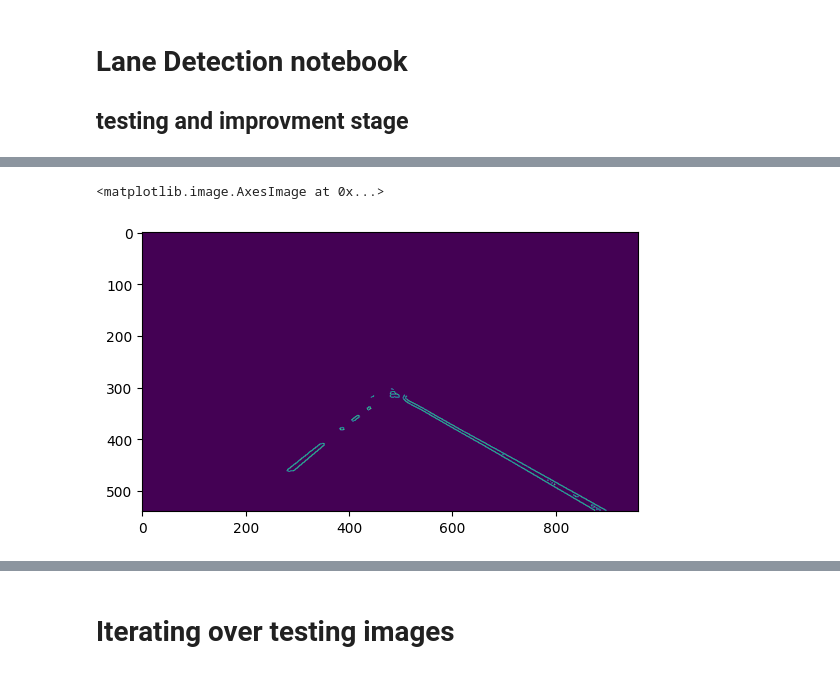
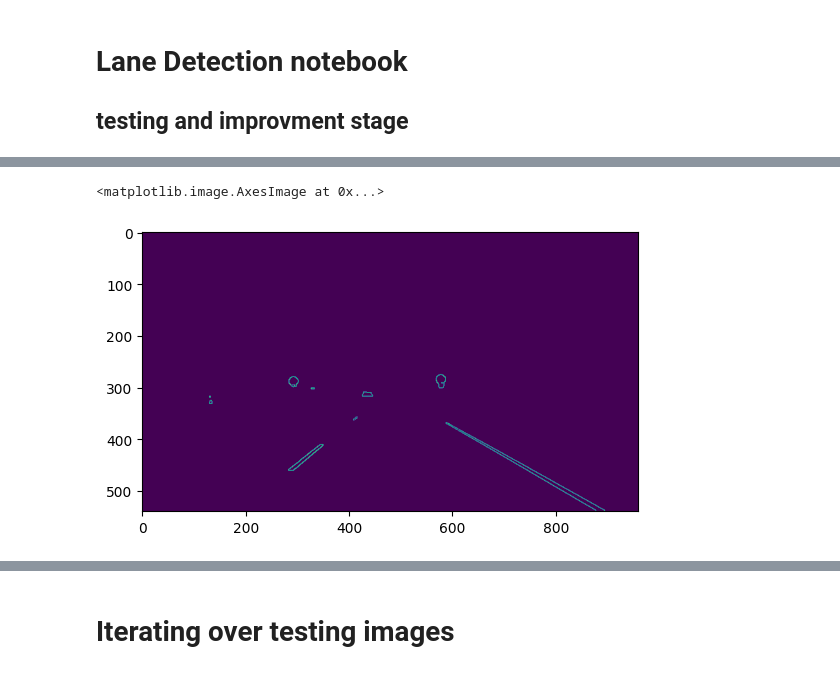
Before and after one commit to ahmed-elshamy23/Vehicle-Safety-and-Passenger-Comfort-System-With-AI-Enhanced-ADAS, a Jupyter notebook: AI Models/LKA/lane_detection_development.ipynb, the cells around one changed output, grey strips where cells are left out. Drawn from its saved outputs; the diff is of its cells as text; code cells hidden in the pictures.

Commit message:
Updating Lane detection algorithm
Enhancing the algorithm by adjusting Region of interest ROI and changing threshold values.

```diff
--- a/AI Models/LKA/lane_detection_development.ipynb
+++ b/AI Models/LKA/lane_detection_development.ipynb
@@ -40,7 +53,9 @@ plt.imshow(edges)
-# %%
-edges = region(edges)
-plt.imshow(edges)
-# %% [output]
-<matplotlib.image.AxesImage at 0x...>
-[figure, removed]
+# %%
+mask = np.zeros(edges.shape[:2], np.uint8)
+mask[edges.shape[0] // 2:, :] = 255
+edges = cv2.bitwise_and(edges, mask)
+plt.imshow(edges)
+# %% [output]
+<matplotlib.image.AxesImage at 0x...>
+[figure, added]
 # %%
```
Also changed, not shown: parts of 8 cells of this notebook, 1 other file.
